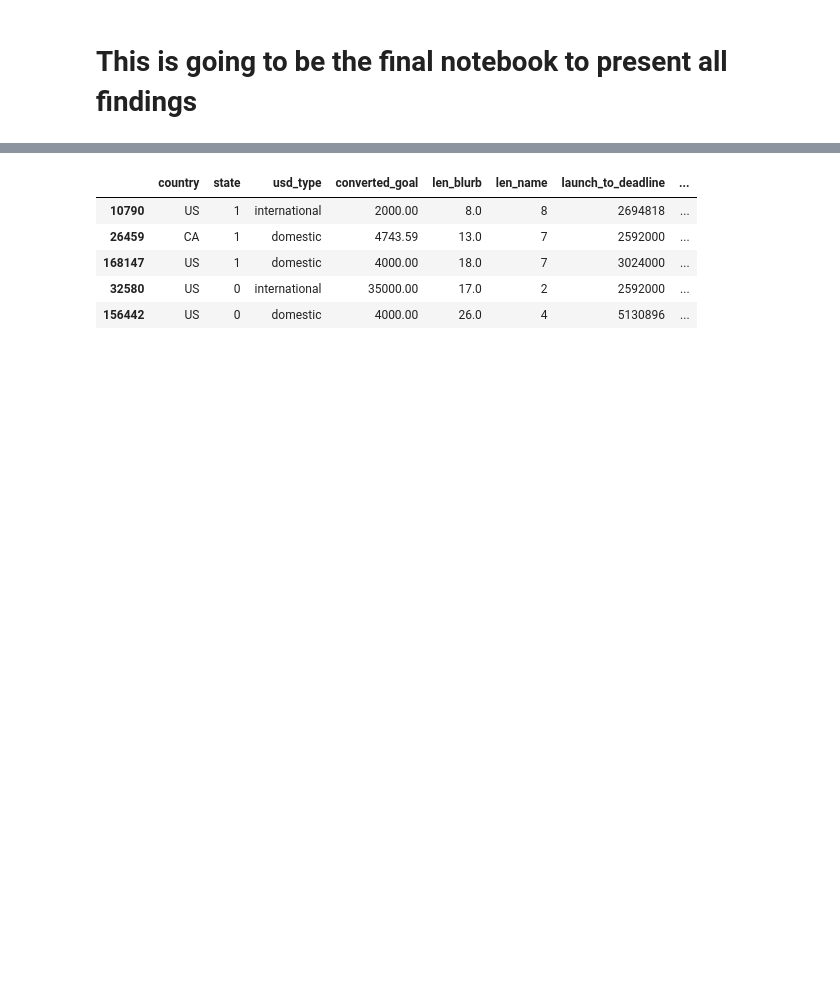
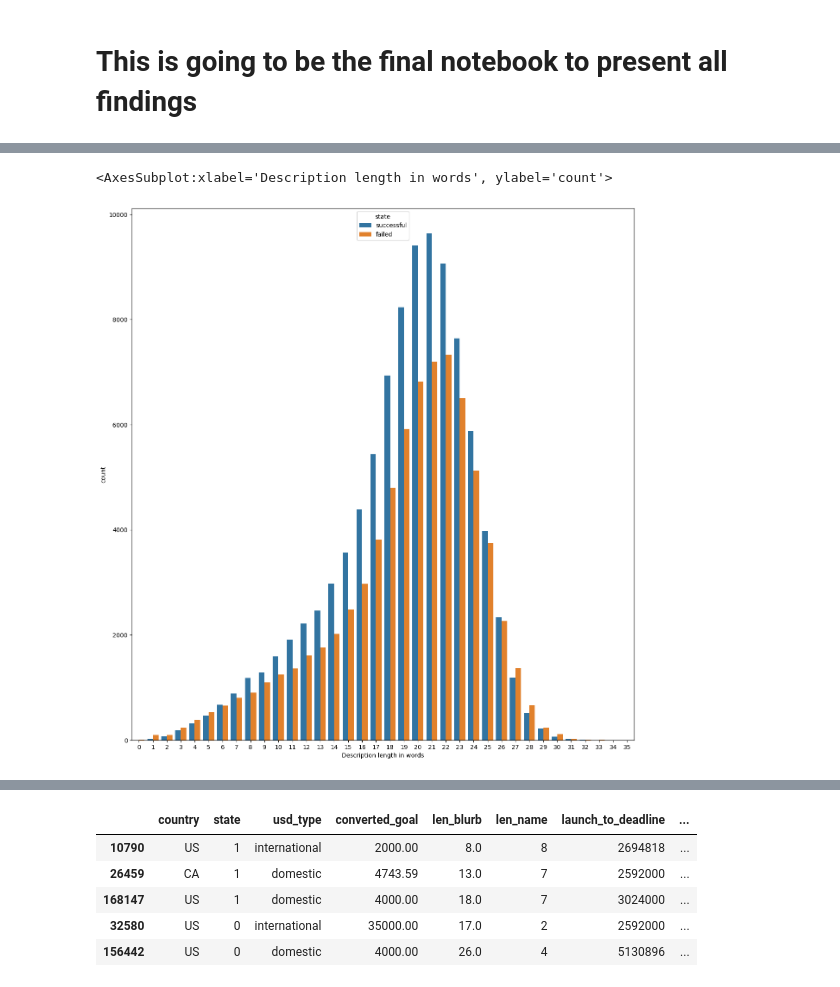
Before and after one commit to joshuadbeil/kickstarter_challenge, a Jupyter notebook: 01-Kickstarter-Challenge.ipynb, the cells around one changed output, grey strips where cells are left out. Saved outputs shown, nothing was run; the diff lists cells and outputs as text; code cells hidden in the pictures; blank space fills up the shorter version.

```diff
--- a/01-Kickstarter-Challenge.ipynb
+++ b/01-Kickstarter-Challenge.ipynb
@@ -50,0 +177,8 @@ vs.nice_summary(data).sort_values('Dtype')
+# %%
+plt.subplots(figsize=(15, 16))
+df['Description length in words'].fillna(0, inplace = True)
+df['Description length in words'] = df['Description length in words'].astype(int)
+sns.countplot(data = df, x = 'Description length in words', hue= 'state')
+# %% [output]
+<AxesSubplot:xlabel='Description length in words', ylabel='count'>
+[figure, added]
```
Also changed, not shown: parts of 18 cells of this notebook, 5 other files.
